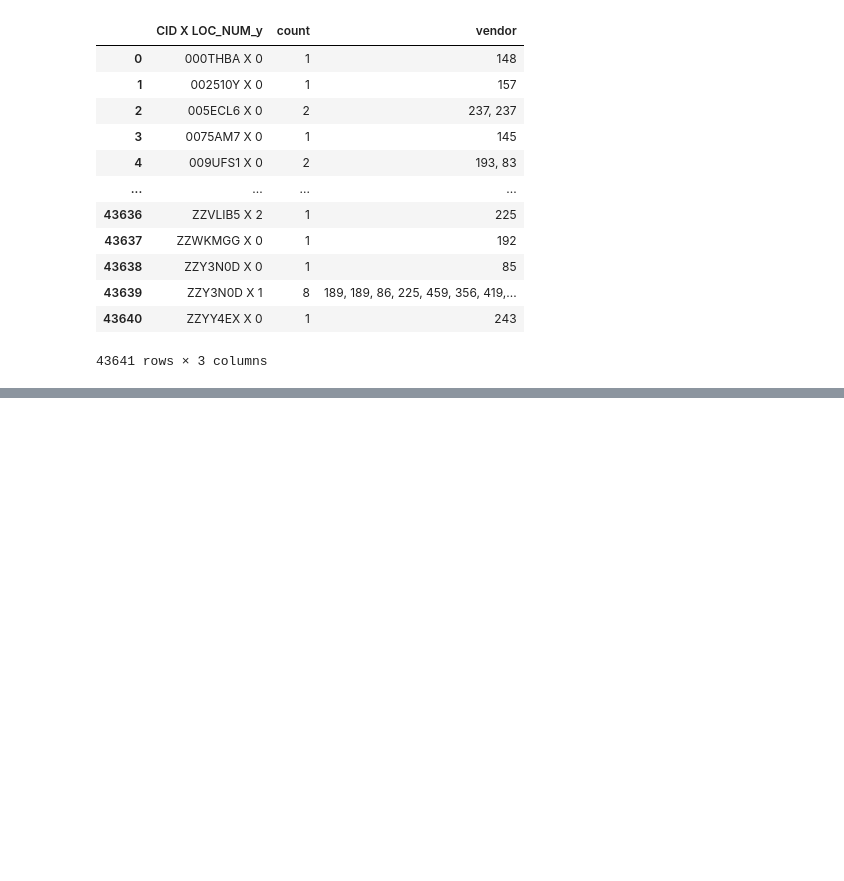
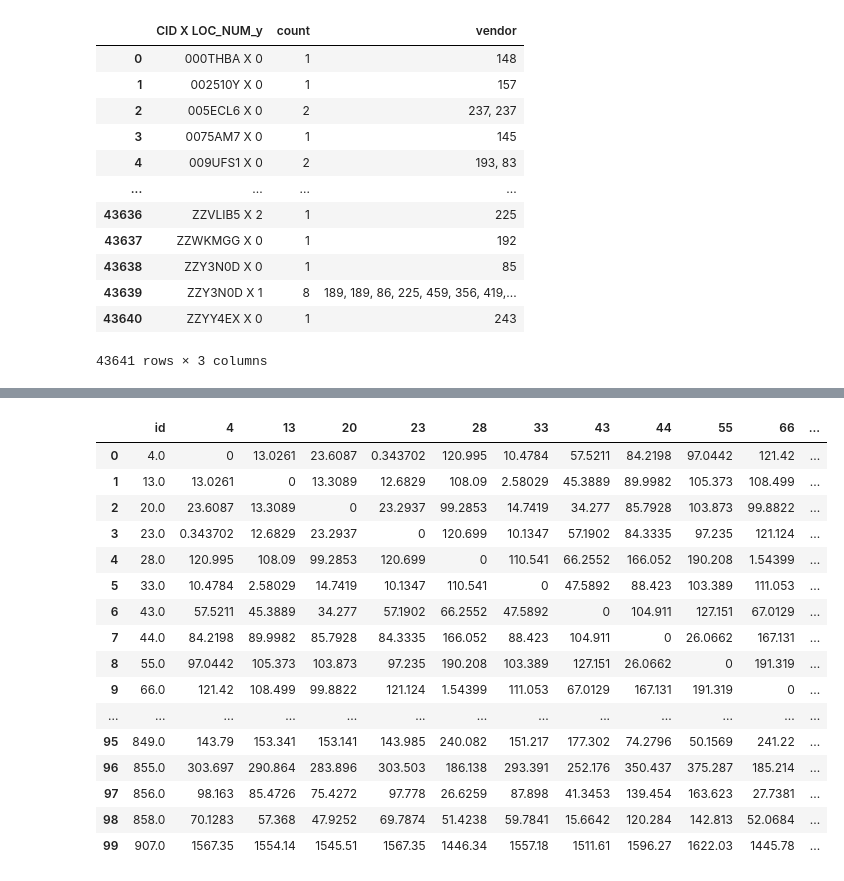
Before and after one commit to ritkumar10/RohanIntern, a Jupyter notebook: Distance_Calculations_v1.1.ipynb, the cells around one changed output, grey strips where cells are left out. Saved outputs shown, nothing was run; the diff lists cells and outputs as text; code cells hidden in the pictures; blank space fills up the shorter version.

```diff
--- a/Distance_Calculations_v1.1.ipynb
+++ b/Distance_Calculations_v1.1.ipynb
@@ -1200,0 +1232,57 @@ fbv2
+# %%
+#0,2,5,10,15,30,50,100,500
+a1=0
+a2=0
+a3=0
+a4=0
+a5=0
+a6=0
+a7=0
+a8=0
+
+
+for i in range(0,100):
+    for j in range(0,100):
+        j2=j+1
+        lat1=g.iloc[i,1]
+        long1=g.iloc[i,2]
+        lat2=g.iloc[j,1]
+        long2=g.iloc[j,2]
+        q=haversine(lat1, long1, lat2, long2)
+        v.iloc[i,j2]=q
+        if q>0 and q<=5:
+            a1=a1+1
+        elif q>5 and q<=10:
+            a2=a2+1
+        elif q>10 and q<=15:
+            a3=a3+1
+        elif q>15 and q<=30:
+            a4=a4+1
+        elif q>30 and q<=50:
+            a5=a5+1
+        elif q>50 and q<=100:
+            a6=a6+1
+        elif q>100 and q<=500:
+            a7=a7+1
+        elif q>500 :
+            a8=a8+1
+# %%
+v
+# %% [output]
+|  | id | 4 | 13 | 20 | 23 | 28 | 33 | 43 | 44 | 55 | 66 | ... |
+| 0 | 4.0 | 0 | 13.0261 | 23.6087 | 0.343702 | 120.995 | 10.4784 | 57.5211 | 84.2198 | 97.0442 | 121.42 | ... |
+| 1 | 13.0 | 13.0261 | 0 | 13.3089 | 12.6829 | 108.09 | 2.58029 | 45.3889 | 89.9982 | 105.373 | 108.499 | ... |
+| 2 | 20.0 | 23.6087 | 13.3089 | 0 | 23.2937 | 99.2853 | 14.7419 | 34.277 | 85.7928 | 103.873 | 99.8822 | ... |
+| 3 | 23.0 | 0.343702 | 12.6829 | 23.2937 | 0 | 120.699 | 10.1347 | 57.1902 | 84.3335 | 97.235 | 121.124 | ... |
+| 4 | 28.0 | 120.995 | 108.09 | 99.2853 | 120.699 | 0 | 110.541 | 66.2552 | 166.052 | 190.208 | 1.54399 | ... |
+| 5 | 33.0 | 10.4784 | 2.58029 | 14.7419 | 10.1347 | 110.541 | 0 | 47.5892 | 88.423 | 103.389 | 111.053 | ... |
+| 6 | 43.0 | 57.5211 | 45.3889 | 34.277 | 57.1902 | 66.2552 | 47.5892 | 0 | 104.911 | 127.151 | 67.0129 | ... |
+| 7 | 44.0 | 84.2198 | 89.9982 | 85.7928 | 84.3335 | 166.052 | 88.423 | 104.911 | 0 | 26.0662 | 167.131 | ... |
+| 8 | 55.0 | 97.0442 | 105.373 | 103.873 | 97.235 | 190.208 | 103.389 | 127.151 | 26.0662 | 0 | 191.319 | ... |
+| 9 | 66.0 | 121.42 | 108.499 | 99.8822 | 121.124 | 1.54399 | 111.053 | 67.0129 | 167.131 | 191.319 | 0 | ... |
+| ... | ... | ... | ... | ... | ... | ... | ... | ... | ... | ... | ... | ... |
+| 95 | 849.0 | 143.79 | 153.341 | 153.141 | 143.985 | 240.082 | 151.217 | 177.302 | 74.2796 | 50.1569 | 241.22 | ... |
+| 96 | 855.0 | 303.697 | 290.864 | 283.896 | 303.503 | 186.138 | 293.391 | 252.176 | 350.437 | 375.287 | 185.214 | ... |
+| 97 | 856.0 | 98.163 | 85.4726 | 75.4272 | 97.778 | 26.6259 | 87.898 | 41.3453 | 139.454 | 163.623 | 27.7381 | ... |
+| 98 | 858.0 | 70.1283 | 57.368 | 47.9252 | 69.7874 | 51.4238 | 59.7841 | 15.6642 | 120.284 | 142.813 | 52.0684 | ... |
+| 99 | 907.0 | 1567.35 | 1554.14 | 1545.51 | 1567.35 | 1446.34 | 1557.18 | 1511.61 | 1596.27 | 1622.03 | 1445.78 | ... |
```
Also changed, not shown: parts of 27 cells of this notebook.
